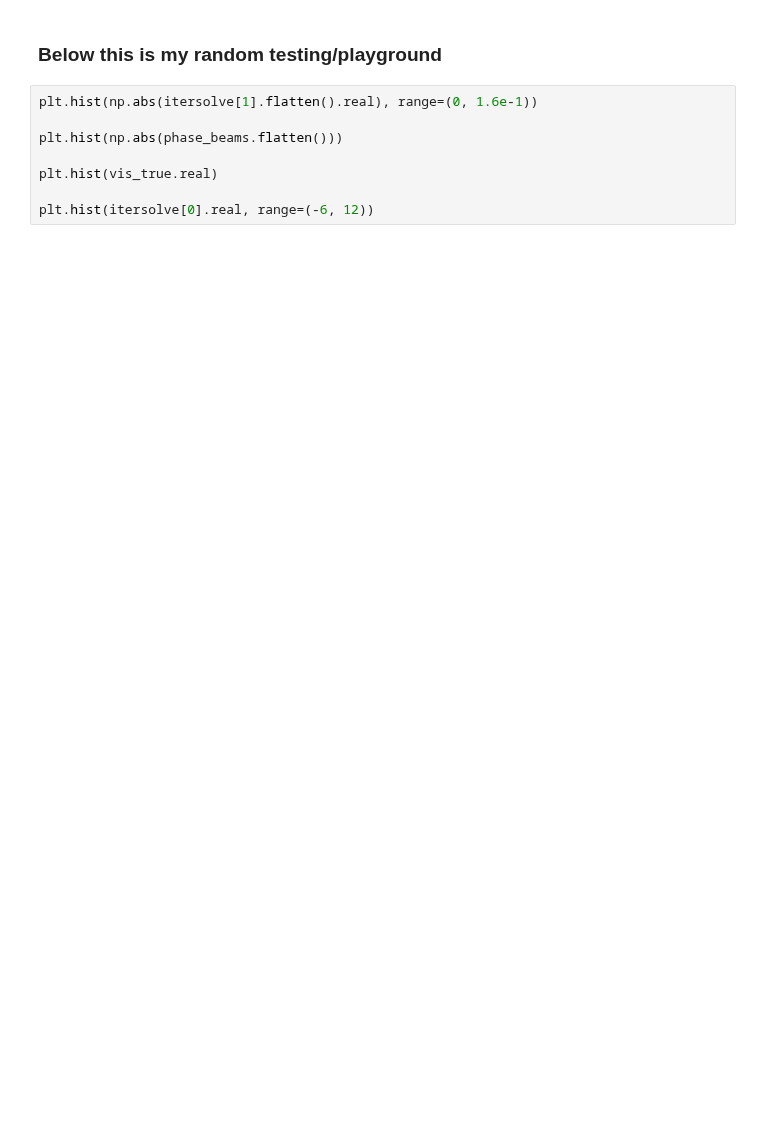
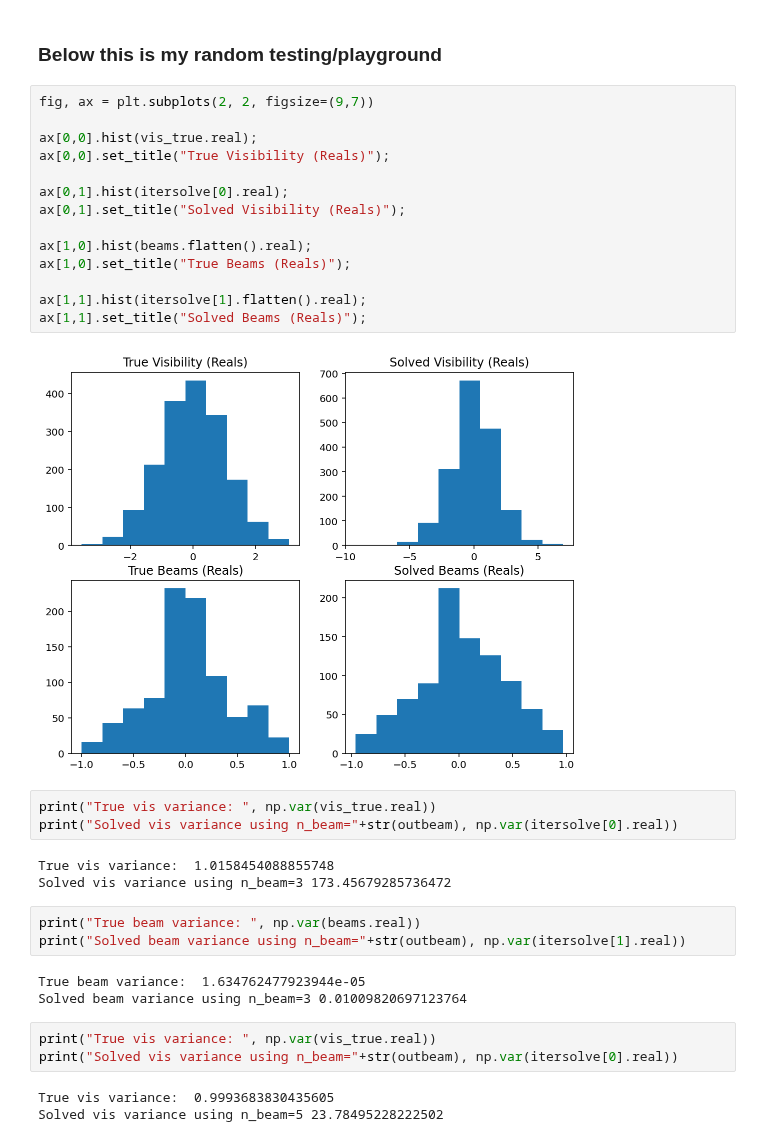
Before and after one commit to pecom/red-calibration, a Jupyter notebook: RealArrayTests.ipynb, the cells around one changed output. Drawn from its saved outputs; the diff is of its cells as text; blank space fills up the shorter version.

```diff
--- a/RealArrayTests.ipynb
+++ b/RealArrayTests.ipynb
@@ -657,10 +707,36 @@ print(c[-1])
 # %% [markdown]
 ### Below this is my random testing/playground <a name="playground"></a>
-# %%
-plt.hist(np.abs(itersolve[1].flatten().real), range=(0, 1.6e-1))
-
-plt.hist(np.abs(phase_beams.flatten()))
-
-plt.hist(vis_true.real)
-
-plt.hist(itersolve[0].real, range=(-6, 12))
+# %%
+fig, ax = plt.subplots(2, 2, figsize=(9,7))
+
+ax[0,0].hist(vis_true.real);
+ax[0,0].set_title("True Visibility (Reals)");
+
+ax[0,1].hist(itersolve[0].real);
+ax[0,1].set_title("Solved Visibility (Reals)");
+
+ax[1,0].hist(beams.flatten().real);
+ax[1,0].set_title("True Beams (Reals)");
+
+ax[1,1].hist(itersolve[1].flatten().real);
+ax[1,1].set_title("Solved Beams (Reals)");
+# %% [output]
+[figure, added]
+# %%
+print("True vis variance: ", np.var(vis_true.real))
+print("Solved vis variance using n_beam="+str(outbeam), np.var(itersolve[0].real))
+# %% [output]
+True vis variance:  1.0158454088855748
+Solved vis variance using n_beam=3 173.45679285736472
+# %%
+print("True beam variance: ", np.var(beams.real))
+print("Solved beam variance using n_beam="+str(outbeam), np.var(itersolve[1].real))
+# %% [output]
+True beam variance:  1.634762477923944e-05
+Solved beam variance using n_beam=3 0.01009820697123764
+# %%
+print("True vis variance: ", np.var(vis_true.real))
+print("Solved vis variance using n_beam="+str(outbeam), np.var(itersolve[0].real))
+# %% [output]
+True vis variance:  0.9993683830435605
+Solved vis variance using n_beam=5 23.78495228222502
```
Also changed, not shown: parts of 40 cells of this notebook.
